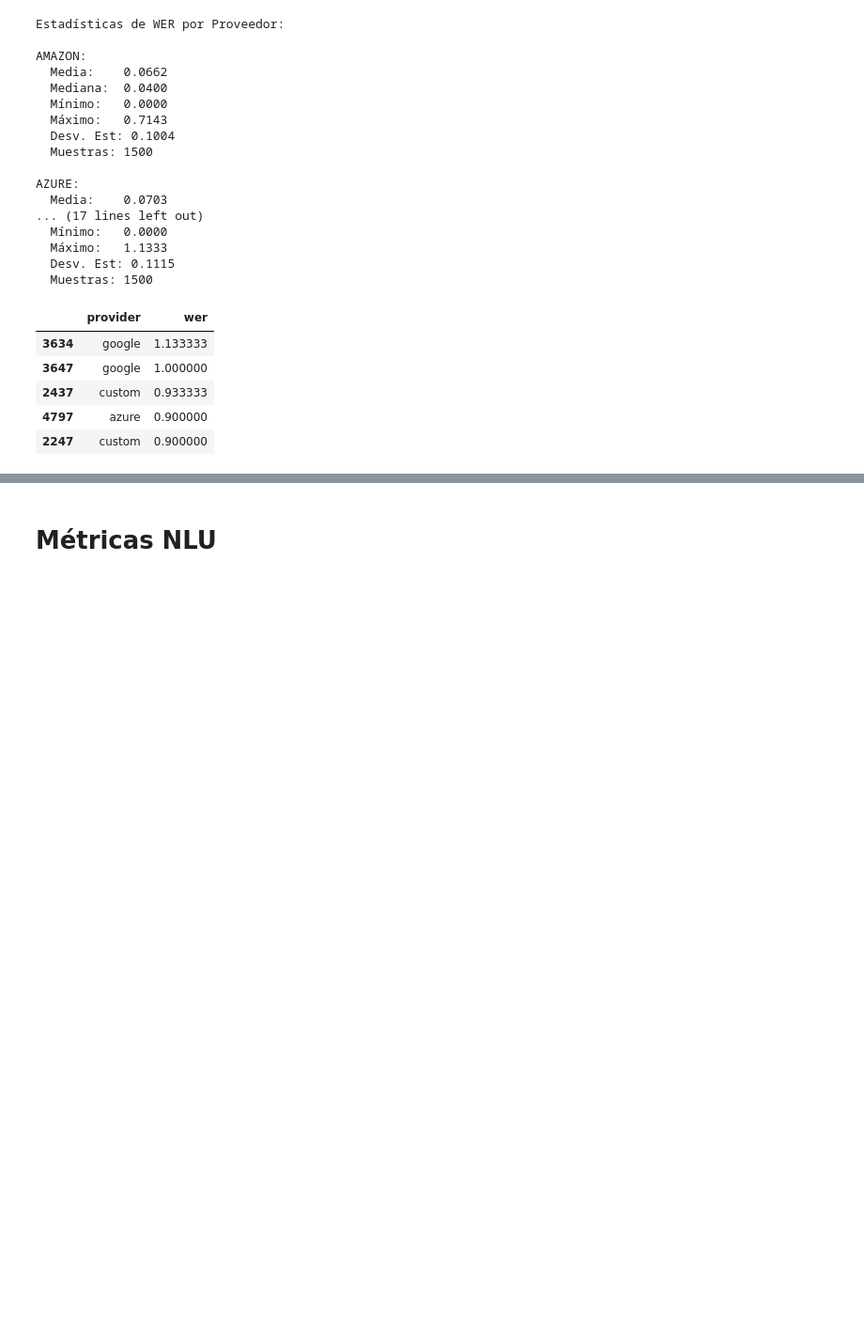
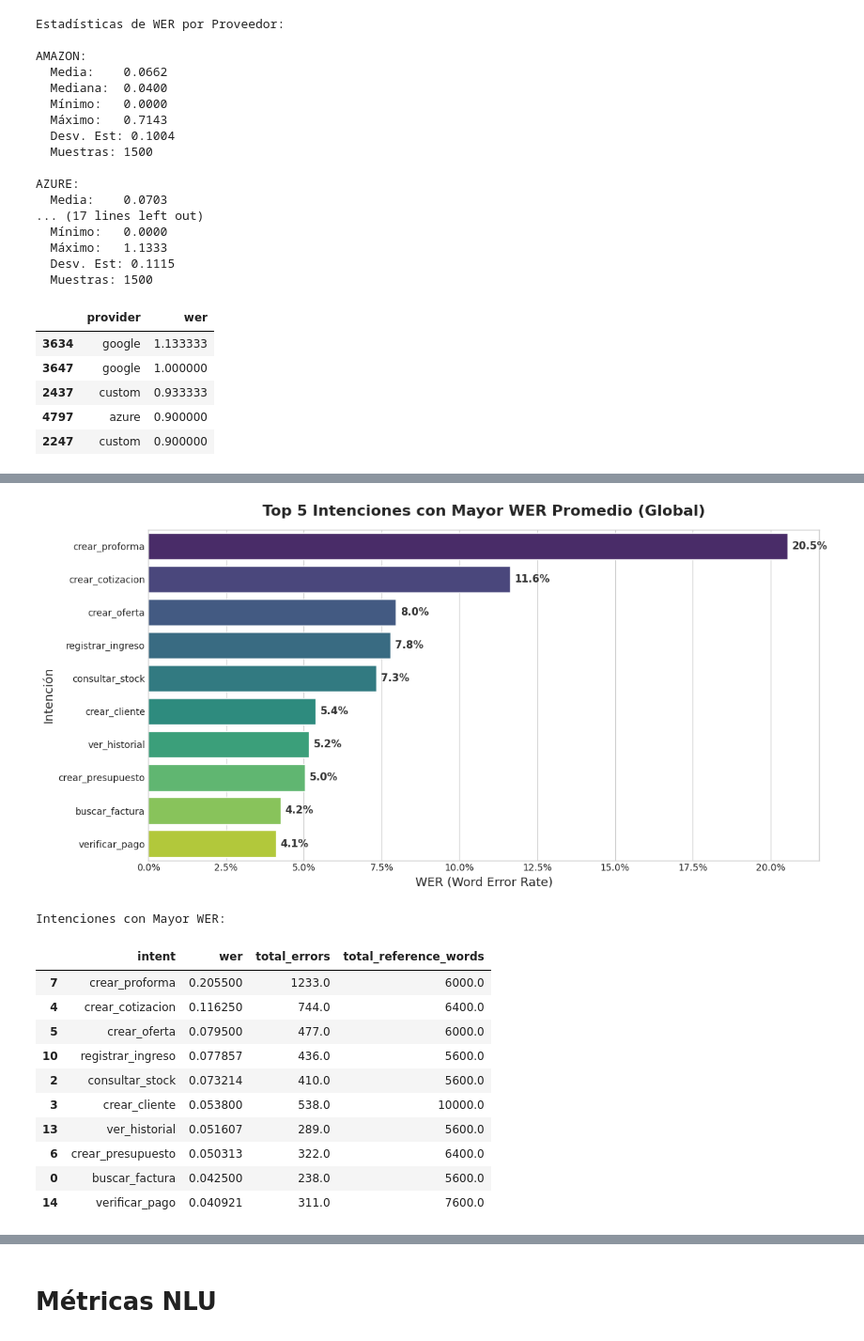
Before and after one commit to agomezb/ASR-Comparative, a Jupyter notebook: analisis.ipynb, the cells around one changed output, grey strips where cells are left out. Shown: that part at 94% size. Cells and saved outputs as stored; diff of their text form; code cells hidden in the pictures; blank space fills up the shorter version.

```diff
--- a/analisis.ipynb
+++ b/analisis.ipynb
@@ -293,0 +405,79 @@ for provider in providers:
+# %%
+import json
+import matplotlib.pyplot as plt
+import seaborn as sns
+from matplotlib.ticker import PercentFormatter
+
+# 1. Cargar reglas de NLU para obtener las intenciones
+with open('tools/nlu_rules.json', 'r', encoding='utf-8') as f:
+    nlu_rules = json.load(f)
+
+# Crear mapeo de audio_id -> intent
+id_to_intent = {str(k): v['intent'] for k, v in nlu_rules.items()}
+
+# 2. Asignar intención al dataframe de WER
+# Usamos una copia para no afectar el dataframe original globalmente
+df_intent_analysis = df_wer.copy()
+df_intent_analysis['intent'] = df_intent_analysis['audio'].astype(str).map(id_to_intent)
+
+# 3. Calcular WER Global por Intención
+# Agrupar por intención y sumar errores y palabras de referencia
+wer_by_intent = df_intent_analysis.groupby('intent').agg(
+    total_errors=('errors', 'sum'),
+    total_reference_words=('reference_words', 'sum')
+).reset_index()
+
+# Calcular WER: total_errors / total_reference_words
+wer_by_intent['wer'] = wer_by_intent['total_errors'] / wer_by_intent['total_reference_words']
+
+# 4. Filtrar Top 5 Intenciones con Mayor WER
+top_5_intents = wer_by_intent.sort_values(by='wer', ascending=False).head(10)
+
+# 5. Graficar
+plt.figure(figsize=(12, 6))
+sns.set_style("whitegrid")
+
+# Crear gráfico de barras horizontal
+# Se asigna 'intent' a 'hue' y se desactiva la leyenda para evitar el warning de deprecación
+ax = sns.barplot(data=top_5_intents, x='wer', y='intent', hue='intent', palette='viridis', legend=False)
+
+# Configurar títulos y ejes
+ax.set_title('Top 5 Intenciones con Mayor WER Promedio (Global)', fontsize=16, fontweight='bold', pad=15)
+ax.set_xlabel('WER (Word Error Rate)', fontsize=13)
+ax.set_ylabel('Intención', fontsize=13)
+
+# Formatear eje X como porcentaje
+ax.xaxis.set_major_formatter(PercentFormatter(1.0))
+
+# Añadir etiquetas de valor al final de las barras
+for p in ax.patches:
+    width = p.get_width()
+    if width > 0:
+        ax.annotate(f'{width:.1%}',
+                    (width, p.get_y() + p.get_height() / 2.),
+                    ha='left', va='center',
+                    xytext=(5, 0),
+                    textcoords='offset points',
+                    fontsize=11, fontweight='bold', color='#333333')
+
+# Ajustar márgenes
+plt.tight_layout()
+plt.show()
+
+# Mostrar tabla resumen
+print("Intenciones con Mayor WER:")
+display(top_5_intents[['intent', 'wer', 'total_errors', 'total_reference_words']])
+# %% [output]
+[figure, added]
+Intenciones con Mayor WER:
+|  | intent | wer | total_errors | total_reference_words |
+| 7 | crear_proforma | 0.205500 | 1233.0 | 6000.0 |
+| 4 | crear_cotizacion | 0.116250 | 744.0 | 6400.0 |
+| 5 | crear_oferta | 0.079500 | 477.0 | 6000.0 |
+| 10 | registrar_ingreso | 0.077857 | 436.0 | 5600.0 |
+| 2 | consultar_stock | 0.073214 | 410.0 | 5600.0 |
+| 3 | crear_cliente | 0.053800 | 538.0 | 10000.0 |
+| 13 | ver_historial | 0.051607 | 289.0 | 5600.0 |
+| 6 | crear_presupuesto | 0.050313 | 322.0 | 6400.0 |
+| 0 | buscar_factura | 0.042500 | 238.0 | 5600.0 |
+| 14 | verificar_pago | 0.040921 | 311.0 | 7600.0 |
```
Also changed, not shown: parts of 5 cells of this notebook.
